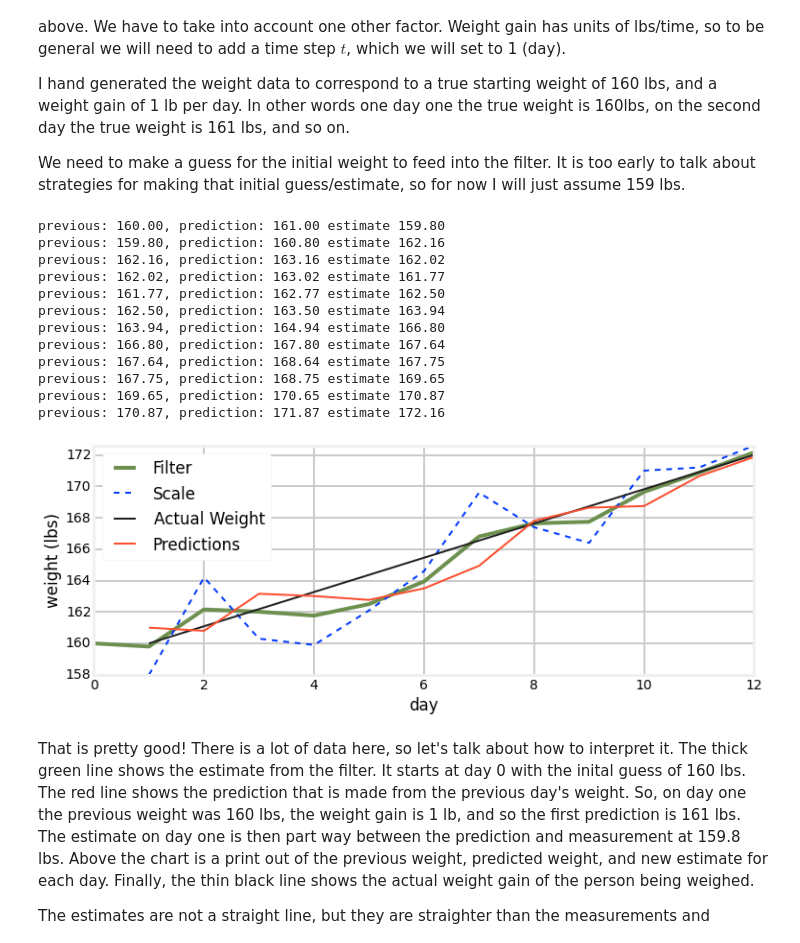
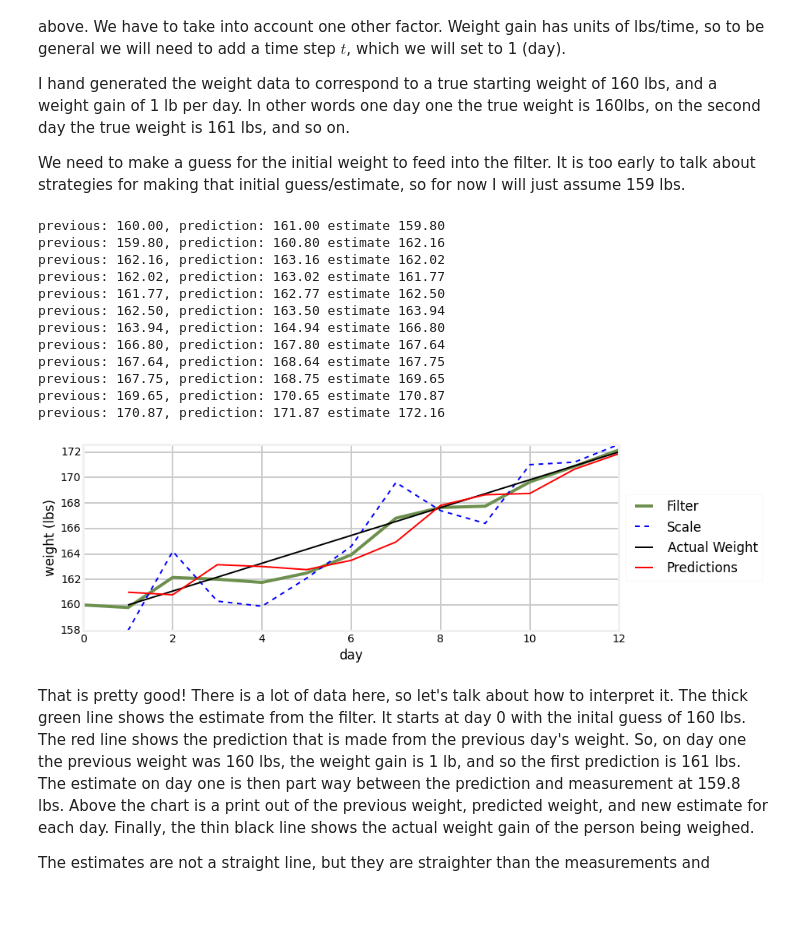
Before and after one commit to rlabbe/Kalman-and-Bayesian-Filters-in-Python, a Jupyter notebook: 01_g-h_filter.ipynb, the cells around one changed output. Saved outputs shown, nothing was run; the diff lists cells and outputs as text; code cells hidden in the pictures; blank space fills up the shorter version.

Commit message:
Changes to bring page count down.
Made plots smaller, moved legends outside of plot (so smallersize
is still readable), moved plotting code into external modules.

```diff
--- a/01_g-h_filter.ipynb
+++ b/01_g-h_filter.ipynb
@@ -254,7 +188,7 @@ I hand generated the weight data to correspond to a true starting weight of 160
 
 We need to make a guess for the initial weight to feed into the filter. It is too early to talk about strategies for making that initial guess/estimate, so for now I will just assume 159 lbs.
 # %%
-import book_plots as bp
+import book_plots
 
 weights = [158.0, 164.2, 160.3, 159.9, 162.1, 164.6,
            169.6, 167.4, 166.4, 171.0, 171.2, 172.6]
@@ -278,39 +212,39 @@ def predict_using_gain_guess(weight, gain_rate):
 
         # save for plotting
         estimates.append(weight)
         predictions.append(prediction)
         print('previous: {:.2f}, prediction: {:.2f} estimate {:.2f}'.format(
               estimates[-2], prediction, weight))
 
     # plot results
     n = len(weights)
 
-    bp.plot_filter(range(n+1), estimates)
-    bp.plot_measurements(range(1, n+1), weights, c='b', label='Scale')
-    bp.plot_track([1, n],[160, 160+n], c='k', label='Actual Weight')
-    bp.plot_track(range(1, n+1), predictions, c='r', label='Predictions')
-    plt.legend(loc=2)
+    book_plots.plot_filter(range(n+1), estimates)
+    book_plots.plot_measurements(range(1, n+1), weights, c='b', label='Scale')
+    book_plots.plot_track([1, n],[160, 160+n], c='k', label='Actual Weight')
+    book_plots.plot_track(range(1, n+1), predictions, c='r', label='Predictions')
+    book_plots.show_legend()
     plt.xlabel('day')
     plt.ylabel('weight (lbs)')
     plt.xlim([0, n])
     plt.show()
 
 initial_guess = 160.
 predict_using_gain_guess (weight=initial_guess, gain_rate=1)
 # %% [output]
 previous: 160.00, prediction: 161.00 estimate 159.80
 previous: 159.80, prediction: 160.80 estimate 162.16
 previous: 162.16, prediction: 163.16 estimate 162.02
 previous: 162.02, prediction: 163.02 estimate 161.77
 previous: 161.77, prediction: 162.77 estimate 162.50
 previous: 162.50, prediction: 163.50 estimate 163.94
 previous: 163.94, prediction: 164.94 estimate 166.80
 previous: 166.80, prediction: 167.80 estimate 167.64
 previous: 167.64, prediction: 168.64 estimate 167.75
 previous: 167.75, prediction: 168.75 estimate 169.65
 previous: 169.65, prediction: 170.65 estimate 170.87
 previous: 170.87, prediction: 171.87 estimate 172.16
-[figure, old version]
+[figure, new version]
 # %% [markdown]
 That is pretty good! There is a lot of data here, so let's talk about how to interpret it.  The thick green line shows the estimate from the filter. It starts at day 0 with the inital guess of 160 lbs. The red line shows the prediction that is made from the previous day's weight. So, on day one the previous weight was 160 lbs, the weight gain is 1 lb, and so the first prediction is 161 lbs. The estimate on day one is then part way between the prediction and measurement at 159.8 lbs. Above the chart is a print out of the previous weight, predicted weight, and new estimate for each day. Finally, the thin black line shows the actual weight gain of the person being weighed.
 
```
Also changed, not shown: parts of 42 cells of this notebook, 6 other files.
